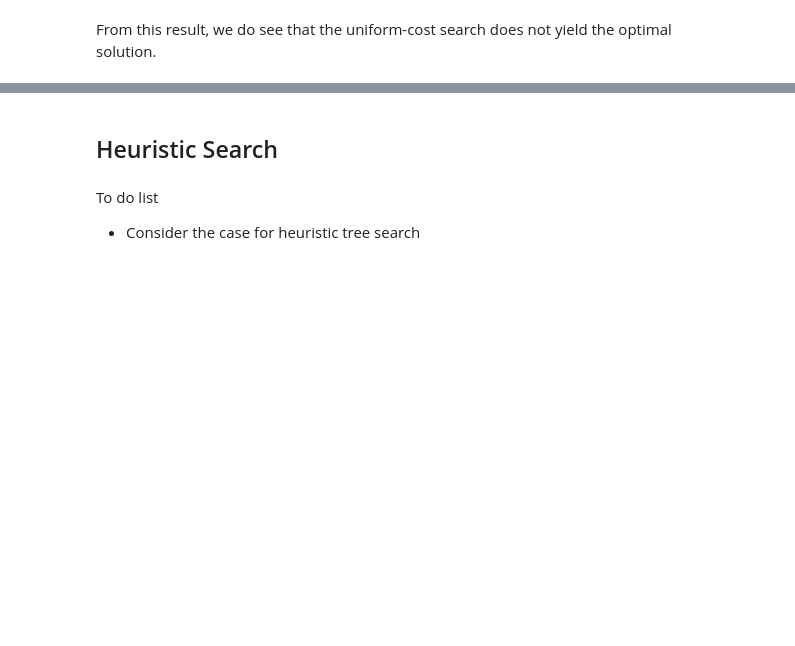
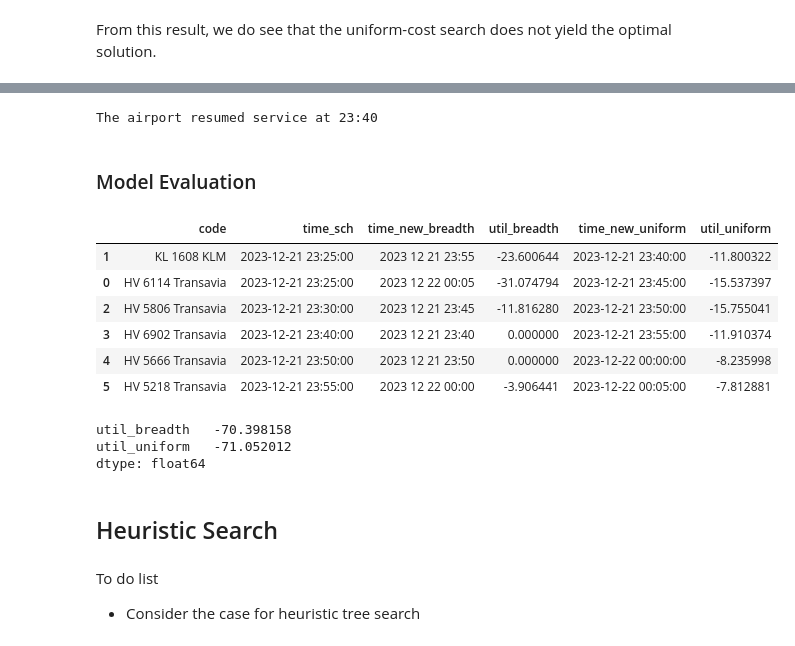
Before and after one commit to cwtravisyip/LSE_ST449_2324_GroupProject, a Jupyter notebook: searchProblem_algo_test.ipynb, the cells around one changed output, grey strips where cells are left out. Saved outputs shown, nothing was run; the diff lists cells and outputs as text; code cells hidden in the pictures; blank space fills up the shorter version.

```diff
--- a/searchProblem_algo_test.ipynb
+++ b/searchProblem_algo_test.ipynb
@@ -313,0 +327,22 @@ From this result, we do see that the uniform-cost search does not yield the opti
+# %%
+def util_f(delay, pass_load):
+    scaled_pass_load = pass_load/200
+    util = delay * (np.e ** scaled_pass_load - 1) / np.e ** scaled_pass_load
+    return util
+# %%
+# subset
+df_subset_5 = df_subset.tail(6).reset_index(drop = True)
+# instantiate the problem
+AMS21_n6_5 = reschedule_custom_u(df_subset_5, util_f, n_runway = 1,max_delay=120, disruption_dur= 15)
+# solve the problem
+AMS21_n6_5.solve(breadth_first_search)
+# the breadth first search returns a list of solution(s)
+breadth_fs_sol_5 = AMS21_n6_5.solution
+
+# inspect the result
+n_sol =len(breadth_fs_sol_5)
+print(f"There are in total {n_sol} number of solution.")
+# unzip the solution list
+max_util = breadth_fs_sol_5[0][0]
+sol_max_score = [node for util, node in breadth_fs_sol_5 if util == max_util]
+print(f"The maximum utility of all solution is {max_util}, with {len(sol_max_score)} yielding this utility")
@@ -314,3 +367,34 @@ From this result, we do see that the uniform-cost search does not yield the opti
+# %%
+# Instatiate and return the result
+AMS21_n6_5_2 = reschedule_custom_u(df_subset_5, util_f, n_runway = 1,max_delay=120, disruption_dur= 15)
+AMS21_n6_5_2.solve(best_first_graph_search)
+AMS21_n6_5_2_result = AMS21_n6_5_2.display()
+# %% [output]
+The airport resumed service at 23:40
+# %% [markdown]
+### Model Evaluation
+# %%
+# parse the result
+compare_df = pd.merge(breadth_fs_sol_5[0][1].state, AMS21_n6_5_2_result[['code',"time_sch",'time_new','util']],
+                left_index = True, right_on = 'code', suffixes = ("_breadth","_uniform"))
+# reorder and print result
+compare_df[["code","time_sch",'time_new_breadth', 'util_breadth', 'time_new_uniform',
+       'util_uniform']].sort_values("time_sch")
+# %% [output]
+|  | code | time_sch | time_new_breadth | util_breadth | time_new_uniform | util_uniform |
+| 1 | KL 1608 KLM | 2023-12-21 23:25:00 | 2023 12 21 23:55 | -23.600644 | 2023-12-21 23:40:00 | -11.800322 |
+| 0 | HV 6114 Transavia | 2023-12-21 23:25:00 | 2023 12 22 00:05 | -31.074794 | 2023-12-21 23:45:00 | -15.537397 |
+| 2 | HV 5806 Transavia | 2023-12-21 23:30:00 | 2023 12 21 23:45 | -11.816280 | 2023-12-21 23:50:00 | -15.755041 |
+| 3 | HV 6902 Transavia | 2023-12-21 23:40:00 | 2023 12 21 23:40 | 0.000000 | 2023-12-21 23:55:00 | -11.910374 |
+| 4 | HV 5666 Transavia | 2023-12-21 23:50:00 | 2023 12 21 23:50 | 0.000000 | 2023-12-22 00:00:00 | -8.235998 |
+| 5 | HV 5218 Transavia | 2023-12-21 23:55:00 | 2023 12 22 00:00 | -3.906441 | 2023-12-22 00:05:00 | -7.812881 |
+# %%
+# compare the utility
+compare_df[['util_breadth','util_uniform']].sum()
+# %% [output]
+util_breadth   -70.398158
+util_uniform   -71.052012
+dtype: float64
 # %% [markdown]
 ## Heuristic Search
 # %% [markdown]
```
Also changed, not shown: parts of 14 cells of this notebook, 1 other file.
